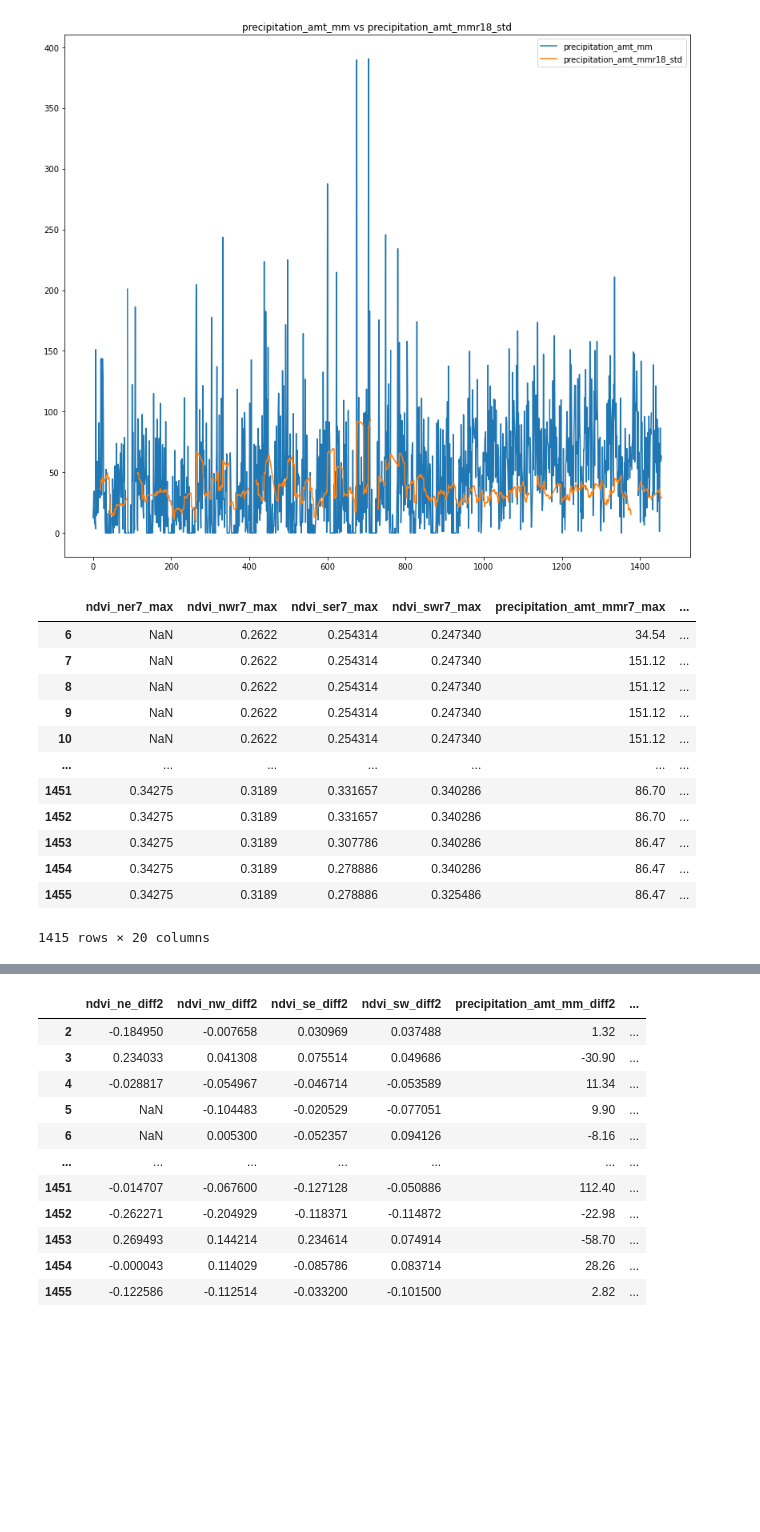
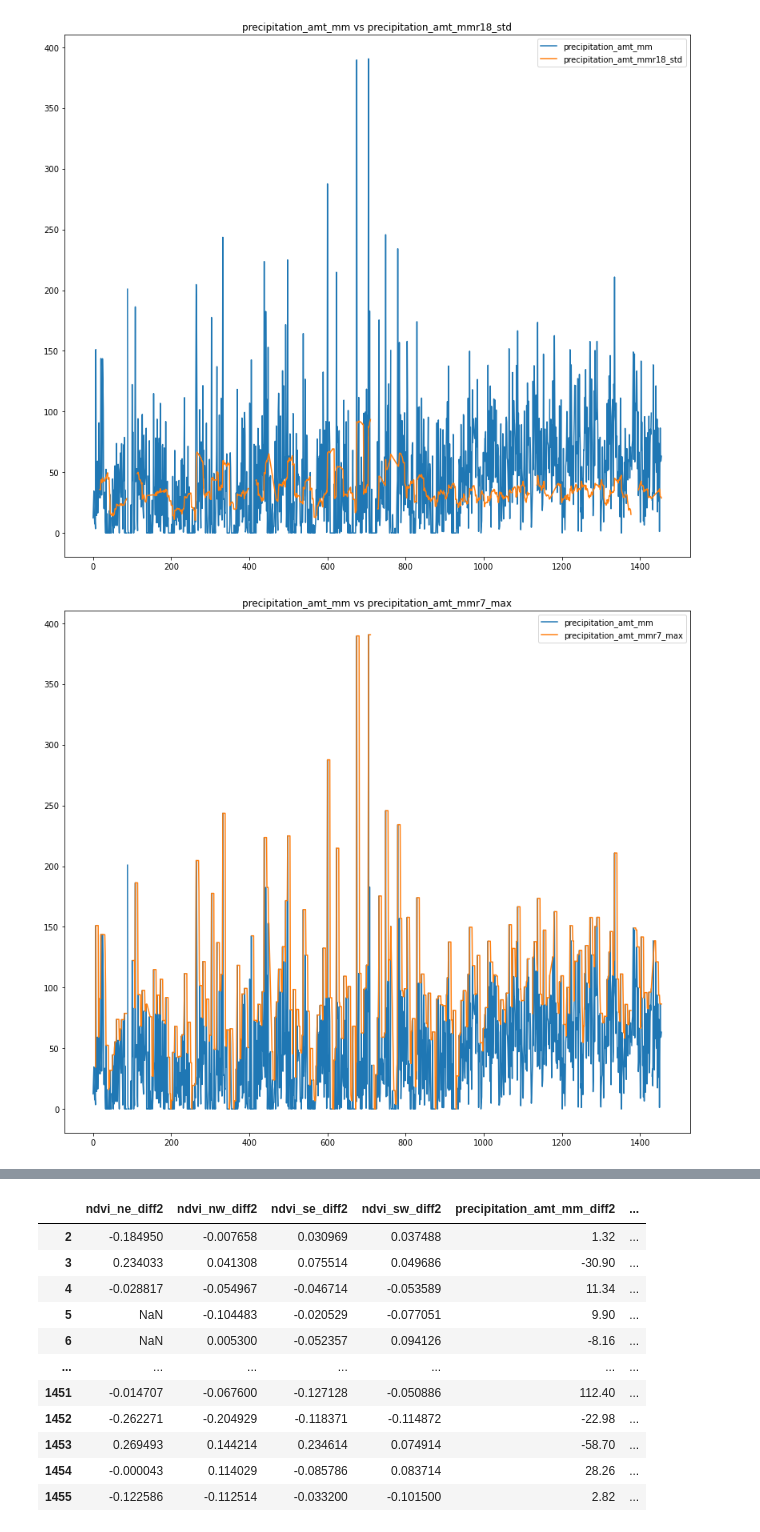
Before and after one commit to ThomasMeli/DengueAI2, a Jupyter notebook: dengue_eda.ipynb, the cells around one changed output, grey strips where cells are left out. Drawn from its saved outputs; the diff is of its cells as text; code cells hidden in the pictures; blank space fills up the shorter version.

Commit message:
Refactored Visualizer

```diff
--- a/dengue_eda.ipynb
+++ b/dengue_eda.ipynb
@@ -256,7 +256,7 @@ def create_feature_and_visualize(df: pd.DataFrame,
 
     """
 
-    new_explore_feature_name = explore_feature_name + added_suffix1
+    new_explore_feature_name = explore_feature_name + suffix
 
     # TODO: This is annoying - just deal with it before feature generation.  Then remove.
     # And remove the .drop(city_dropvar_name)...
@@ -287,22 +285,14 @@ r18_std = create_feature_and_visualize(df = X_train_ml,
                             suffix = "r18_std")
 # %% [output]
 [figure]
-# %%
-roll7 = X_train_ml.rolling(7).max().add_suffix("r7_max").drop("cityr7_max", axis = 1)
-roll7 = roll7.dropna(how = "all")
-roll7
-# %% [output]
-|  | ndvi_ner7_max | ndvi_nwr7_max | ndvi_ser7_max | ndvi_swr7_max | precipitation_amt_mmr7_max | ... |
-| 6 | NaN | 0.2622 | 0.254314 | 0.247340 | 34.54 | ... |
-| 7 | NaN | 0.2622 | 0.254314 | 0.247340 | 151.12 | ... |
-| 8 | NaN | 0.2622 | 0.254314 | 0.247340 | 151.12 | ... |
-| 9 | NaN | 0.2622 | 0.254314 | 0.247340 | 151.12 | ... |
-| 10 | NaN | 0.2622 | 0.254314 | 0.247340 | 151.12 | ... |
-| ... | ... | ... | ... | ... | ... | ... |
-| 1451 | 0.34275 | 0.3189 | 0.331657 | 0.340286 | 86.70 | ... |
-| 1452 | 0.34275 | 0.3189 | 0.331657 | 0.340286 | 86.70 | ... |
-| 1453 | 0.34275 | 0.3189 | 0.307786 | 0.340286 | 86.47 | ... |
-| 1454 | 0.34275 | 0.3189 | 0.278886 | 0.340286 | 86.47 | ... |
-| 1455 | 0.34275 | 0.3189 | 0.278886 | 0.325486 | 86.47 | ... |
-1415 rows × 20 columns
+# %%
+added_suffix2 = "r7_max"
+added_feature_name = explore_feature_name + added_suffix2
+
+roll7 = create_feature_and_visualize(df = X_train_ml,
+                            roll_and_func = X_train_ml.rolling(7).max,
+                            explore_feature_name = explore_feature_name,
+                            suffix = "r7_max")
+# %% [output]
+[figure, added]
 # %%
```
Also changed, not shown: parts of 2 cells of this notebook.
